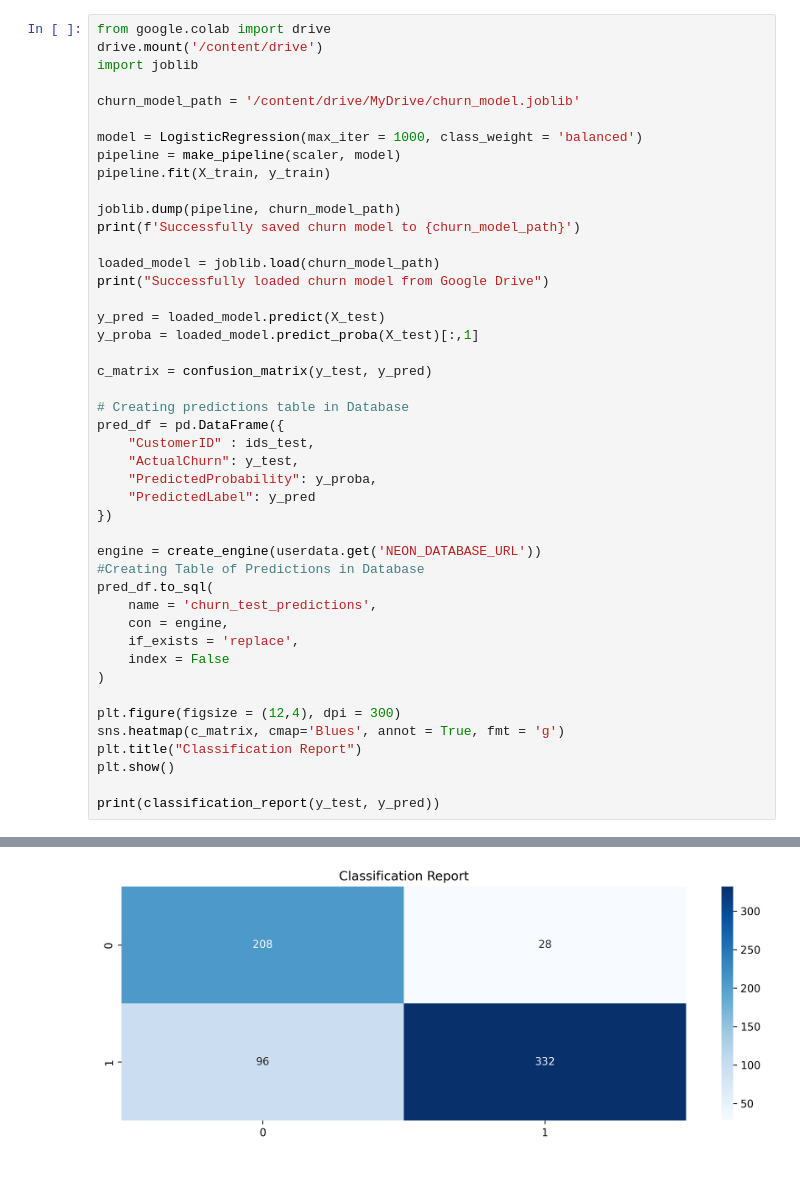
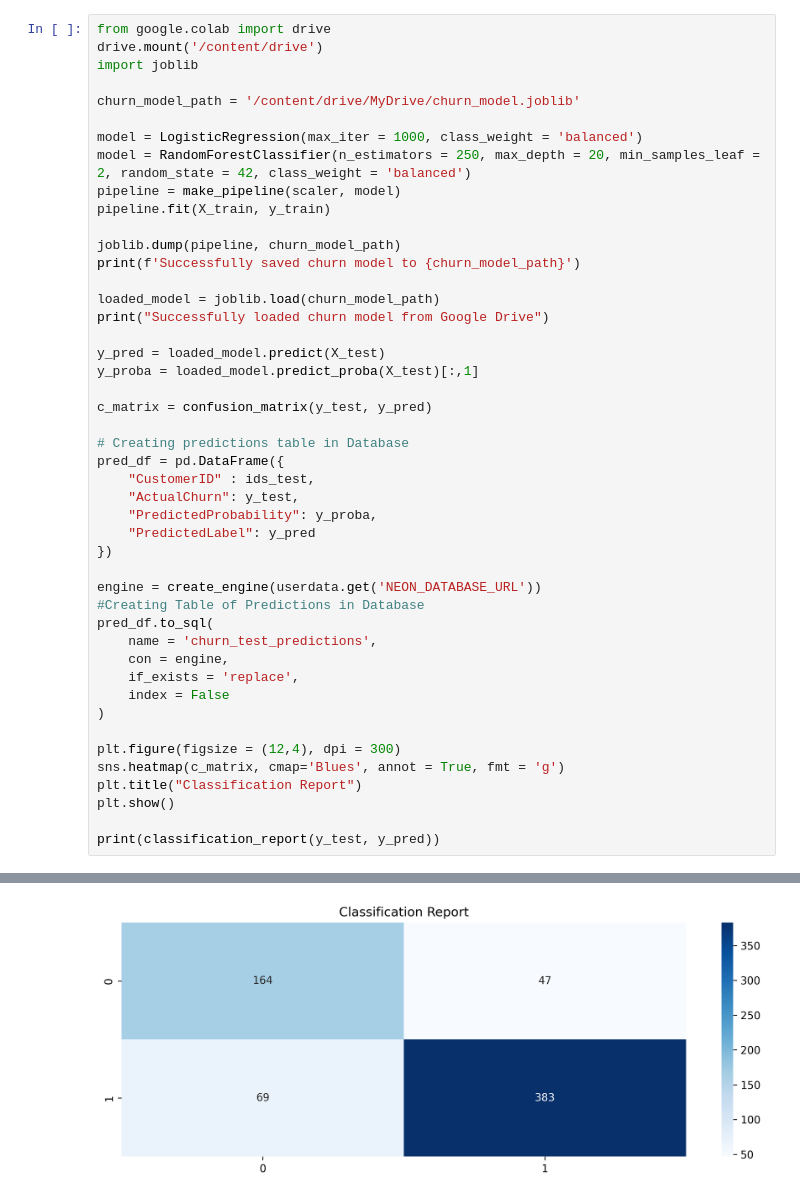
Before and after one commit to mundundan-star/online-retail-customer-analytics, a Jupyter notebook: 5.0 Churn_Model_Selection and Evaluation.ipynb, the cells around one changed output, grey strips where cells are left out. Cells and saved outputs as stored; diff of their text form.

```diff
--- a/5.0 Churn_Model_Selection and Evaluation.ipynb
+++ b/5.0 Churn_Model_Selection and Evaluation.ipynb
@@ -142,6 +233,7 @@ import joblib
 churn_model_path = '/content/drive/MyDrive/churn_model.joblib'
 
 model = LogisticRegression(max_iter = 1000, class_weight = 'balanced')
+model = RandomForestClassifier(n_estimators = 250, max_depth = 20, min_samples_leaf = 2, random_state = 42, class_weight = 'balanced')
 pipeline = make_pipeline(scaler, model)
 pipeline.fit(X_train, y_train)
 
@@ -156,33 +248,33 @@ y_proba = loaded_model.predict_proba(X_test)[:,1]
 
 c_matrix = confusion_matrix(y_test, y_pred)
 
 # Creating predictions table in Database
 pred_df = pd.DataFrame({
     "CustomerID" : ids_test,
     "ActualChurn": y_test,
     "PredictedProbability": y_proba,
     "PredictedLabel": y_pred
 })
 
 engine = create_engine(userdata.get('NEON_DATABASE_URL'))
 #Creating Table of Predictions in Database
 pred_df.to_sql(
     name = 'churn_test_predictions',
     con = engine,
     if_exists = 'replace',
     index = False
 )
 
 plt.figure(figsize = (12,4), dpi = 300)
 sns.heatmap(c_matrix, cmap='Blues', annot = True, fmt = 'g')
 plt.title("Classification Report")
 plt.show()
 
 print(classification_report(y_test, y_pred))
 # %% [output]
 Drive already mounted at /content/drive; to attempt to forcibly remount, call drive.mount("/content/drive", force_remount=True).
 Successfully saved churn model to /content/drive/MyDrive/churn_model.joblib
 Successfully loaded churn model from Google Drive
-[figure, old version]
+[figure, new version]
               precision    recall  f1-score   support
 
```
Also changed, not shown: parts of 10 cells of this notebook.
